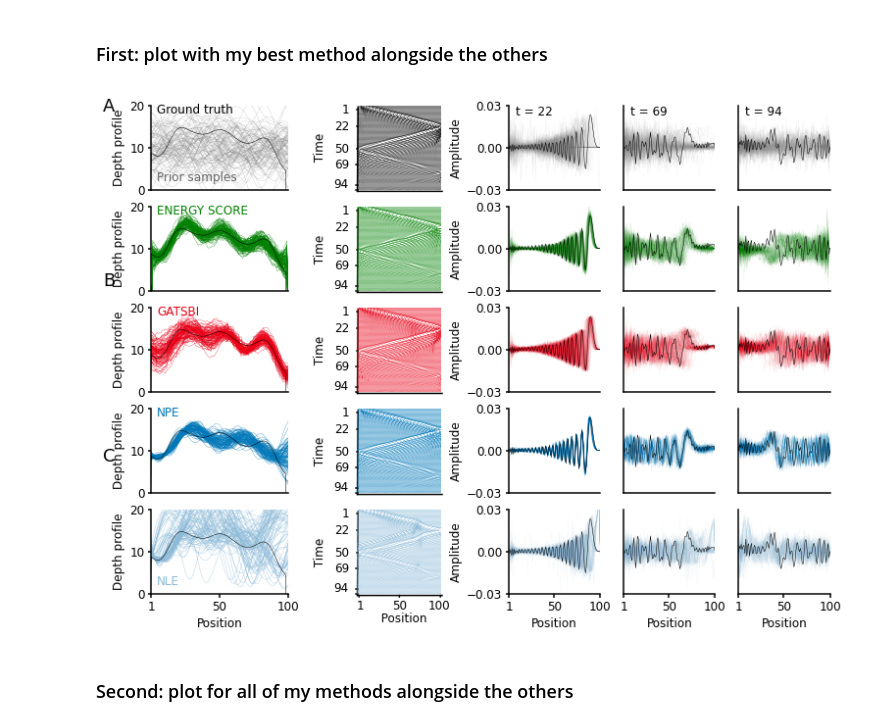
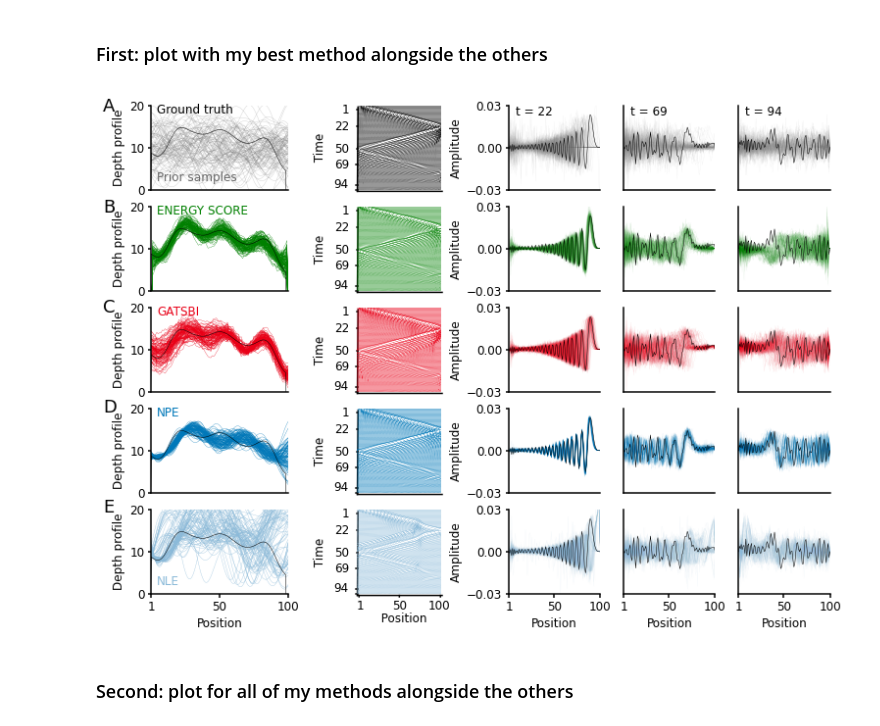
Before and after one commit to LoryPack/LFI_gen_networks_SRs, a Jupyter notebook: plotting_code/shallow_water.ipynb, the cells around one changed output. Saved outputs shown, nothing was run; the diff lists cells and outputs as text; code cells hidden in the pictures.

Commit message:
Improve figure

```diff
--- a/plotting_code/shallow_water.ipynb
+++ b/plotting_code/shallow_water.ipynb
@@ -642,3 +654,18 @@ for scoring_rule in scoring_rule_list:
 root_folder + task_name + f"/wandb/*{identifier}*"
 # %% [output]
 '../shallow_water_model/wandb/*3pa43rv9*'
+# %%
+my_names_list = []
+# load the data that is stored on the disk:
+for scoring_rule in scoring_rule_list:
+    for patch in patches_list:
+        name = scoring_rule + ("" if patch is None else (str(patch[0]) + "_" + str(patch[1])))
+#save the posterior samples to a file
+        # np.savez(f"plotting_data/shallow_water_model_posterior_samples_{name}.npz", posterior_samples=post_samples[name])
+
+        post_samples[name] = np.load(f"plotting_data/shallow_water_model_posterior_samples_{name}.npz", allow_pickle=True)["posterior_samples"]
+        # save the posterior predictive samples to a file
+        # np.savez(f"plotting_data/shallow_water_model_posterior_predictive_samples_{name}.npz", posterior_predictive_samples=z_samples[name])
+        z_samples[name] = np.load(f"plotting_data/shallow_water_model_posterior_predictive_samples_{name}.npz", allow_pickle=True)["posterior_predictive_samples"]
+
+        my_names_list.append(name)
@@ -897,38 +928,46 @@ with mpl.rc_context(fname='./matplotlibrc'):
                     ax,
                     methods[row],
                     method_names[row],
                     hide_x=True if row != (nrows-1) else False,
                 )
 
             elif col == 1:
                 ax = fig.add_subplot(spec[row, col], projection='3d')
                 ax = plot_waves(
                     ax,
                     methods[row],
                     hide_x=True if row != (nrows-1) else False,
                 )
 
             elif col > 1:
                 ax = fig.add_subplot(spec[row, col])
                 ax = plot_waves_zoom_in(
                     ax,
                     methods[row],
                     timepoints[col-2],
                     hide_t=True if row != 0 else False,
                     hide_y=True if col > 2 else False,
                     hide_x=True if row != (nrows-1) else False,
                 )
 
     # Note: These positions might look bad in the preview but turn out well on pdf export
     panel_x = 0.07
-    fig.text(panel_x, .87, "A", fontsize=18)
-    fig.text(panel_x, .6, "B", fontsize=18)
-    fig.text(panel_x, .33, "C", fontsize=18)
-    #fig.text(panel_x, .280, "D", fontsize=18)
+    pos_low = 0.25
+    pos_high = .87
+
+    # function to interpolate linearly
+    def interpolate(x, x0, x1, y0, y1):
+        return y0 + (y1 - y0) * (x - x0) / (x1 - x0)
+
+    fig.text(panel_x, interpolate(4, 0, 4, pos_low, pos_high), "A", fontsize=18)
+    fig.text(panel_x, interpolate(3, 0, 4, pos_low, pos_high), "B", fontsize=18)
+    fig.text(panel_x, interpolate(2, 0, 4, pos_low, pos_high), "C", fontsize=18)
+    fig.text(panel_x, interpolate(1, 0, 4, pos_low, pos_high), "D", fontsize=18)
+    fig.text(panel_x, interpolate(0, 0, 4, pos_low, pos_high), "E", fontsize=18)
 
     plt.savefig("plots/shallow_water_model/shallow_water_model_best_methods.pdf")
 # %% [output]
-[figure, old version]
+[figure, new version]
 # %% [markdown]
 ### Second: plot for all of my methods alongside the others
 # %%
```
Also changed, not shown: parts of 6 cells of this notebook.
